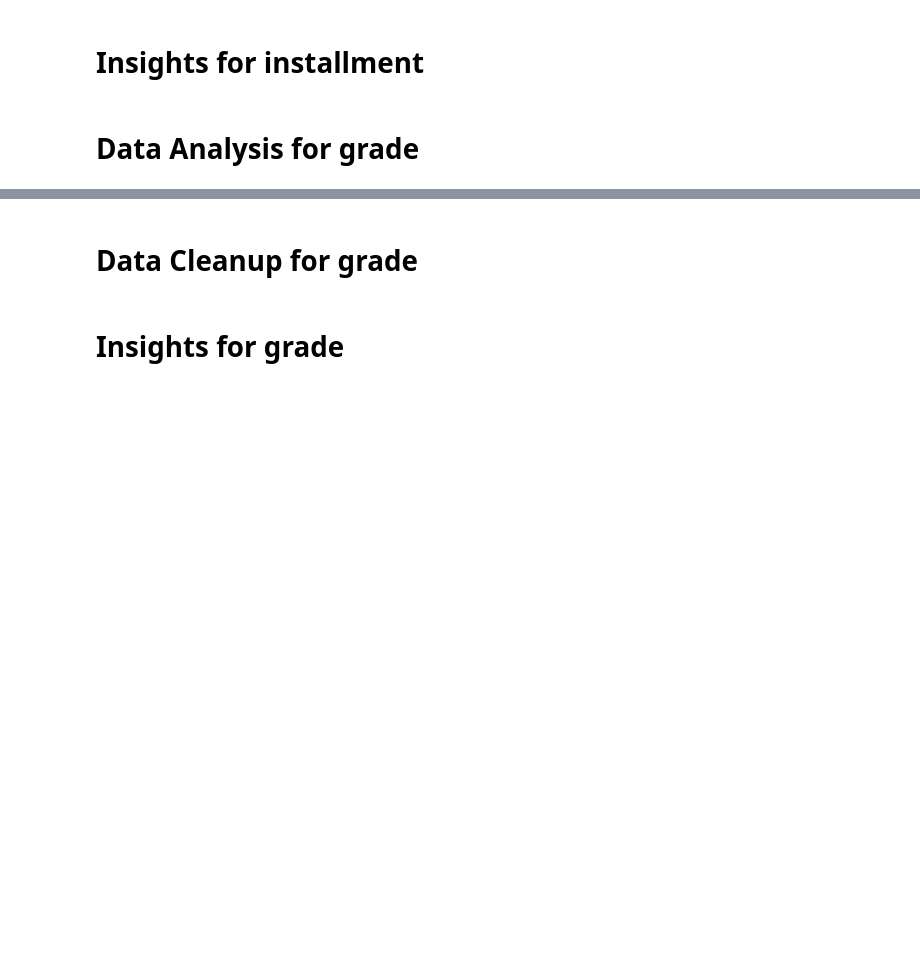
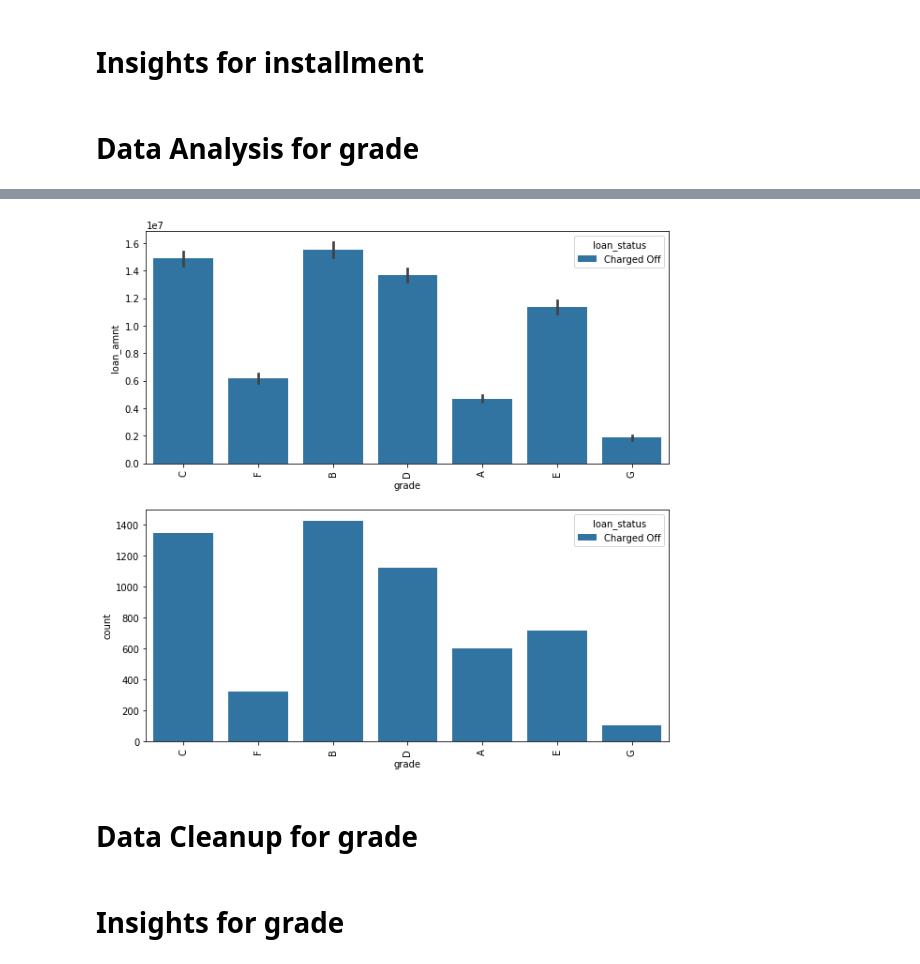
Before and after one commit to amirivija/EDA, a Jupyter notebook: group_assignment.ipynb, the cells around one changed output, grey strips where cells are left out. Cells and saved outputs as stored; diff of their text form; code cells hidden in the pictures; blank space fills up the shorter version.

```diff
--- a/group_assignment.ipynb
+++ b/group_assignment.ipynb
@@ -364,3 +374,7 @@ lending_club_ChargedOff.pivot_table(values='loan_amnt', index='grade', aggfunc='
+# %%
+pltUniVariableAnalysis('grade',lending_club_ChargedOff)
+# %% [output]
+[figure, added]
 # %% [markdown]
 # Data Cleanup for grade
 # %% [markdown]
```
Also changed, not shown: parts of 36 cells of this notebook.
